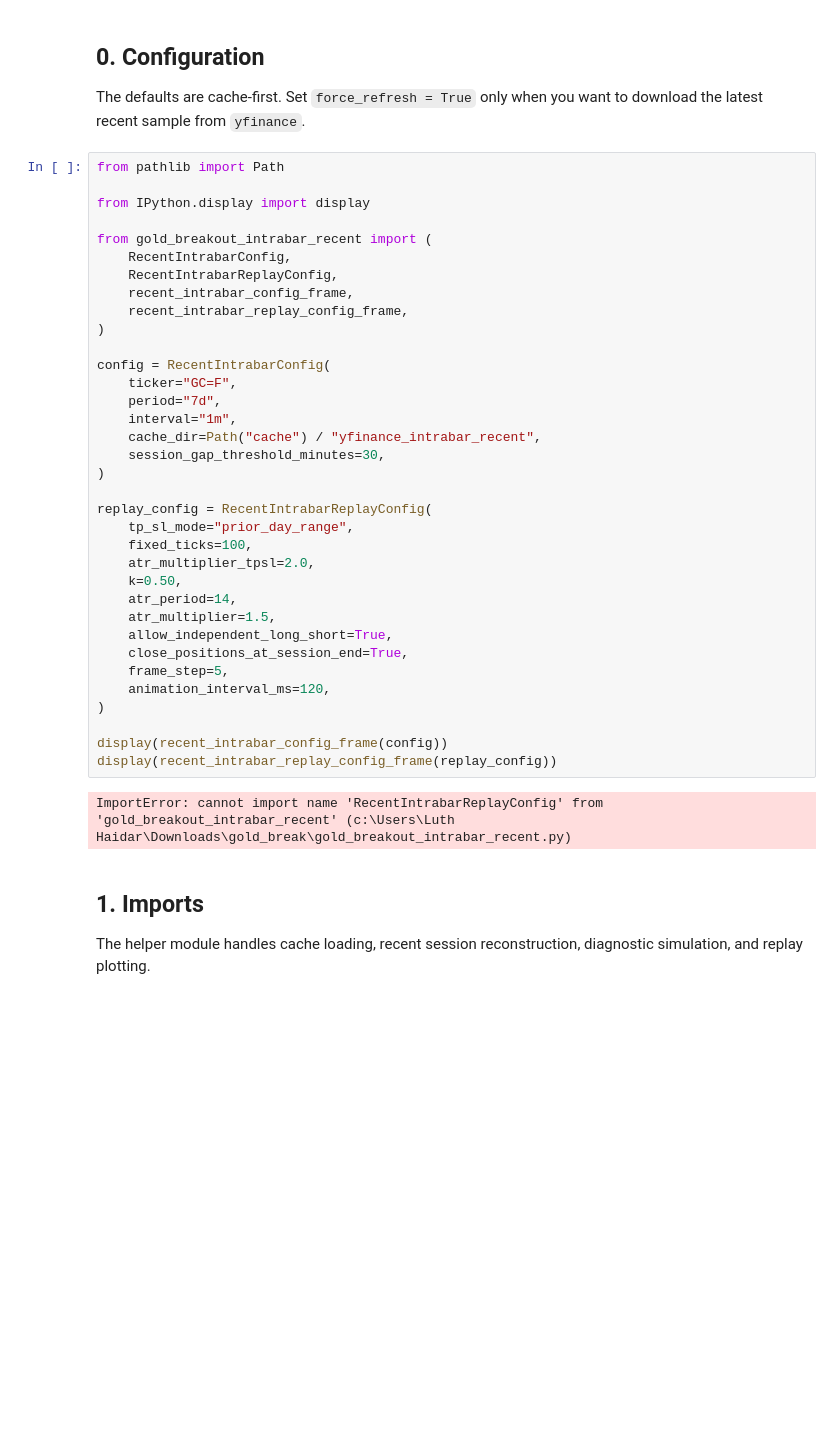
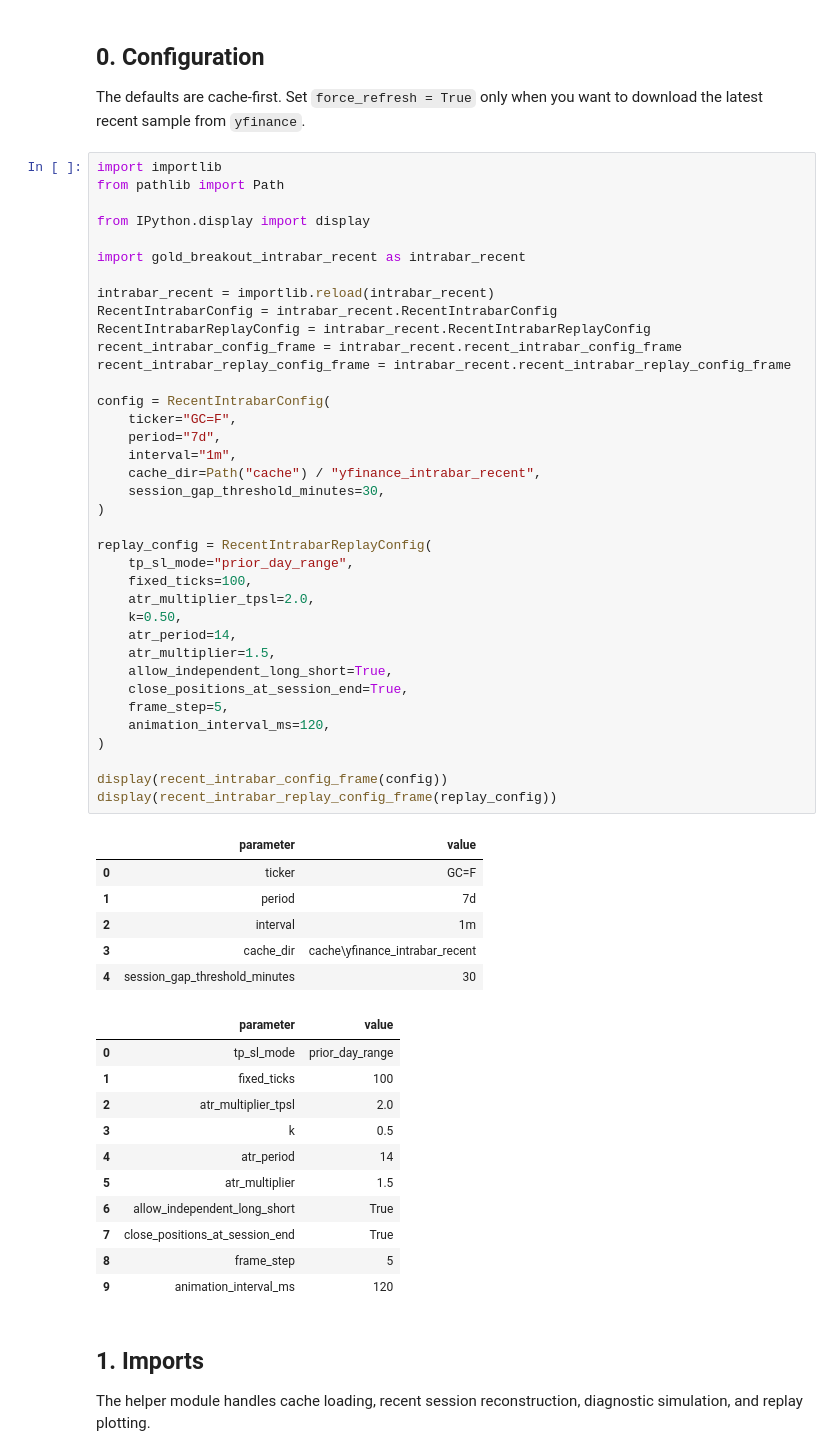
Before and after one commit to LuthHaidar/gold_break, a Jupyter notebook: gold_breakout_intrabar_recent.ipynb, the cells around one changed output. Saved outputs shown, nothing was run; the diff lists cells and outputs as text; blank space fills up the shorter version.

```diff
--- a/gold_breakout_intrabar_recent.ipynb
+++ b/gold_breakout_intrabar_recent.ipynb
@@ -14,42 +14,60 @@ Scope limits:
 
 The defaults are cache-first. Set `force_refresh = True` only when you want to download the latest recent sample from `yfinance`.
 # %%
+import importlib
 from pathlib import Path
 
 from IPython.display import display
 
-from gold_breakout_intrabar_recent import (
-    RecentIntrabarConfig,
-    RecentIntrabarReplayConfig,
-    recent_intrabar_config_frame,
-    recent_intrabar_replay_config_frame,
-)
+import gold_breakout_intrabar_recent as intrabar_recent
+
+intrabar_recent = importlib.reload(intrabar_recent)
+RecentIntrabarConfig = intrabar_recent.RecentIntrabarConfig
+RecentIntrabarReplayConfig = intrabar_recent.RecentIntrabarReplayConfig
+recent_intrabar_config_frame = intrabar_recent.recent_intrabar_config_frame
+recent_intrabar_replay_config_frame = intrabar_recent.recent_intrabar_replay_config_frame
 
 config = RecentIntrabarConfig(
     ticker="GC=F",
     period="7d",
     interval="1m",
     cache_dir=Path("cache") / "yfinance_intrabar_recent",
     session_gap_threshold_minutes=30,
 )
 
 replay_config = RecentIntrabarReplayConfig(
     tp_sl_mode="prior_day_range",
     fixed_ticks=100,
     atr_multiplier_tpsl=2.0,
     k=0.50,
     atr_period=14,
     atr_multiplier=1.5,
     allow_independent_long_short=True,
     close_positions_at_session_end=True,
     frame_step=5,
     animation_interval_ms=120,
 )
 
 display(recent_intrabar_config_frame(config))
 display(recent_intrabar_replay_config_frame(replay_config))
 # %% [output]
-ImportError: cannot import name 'RecentIntrabarReplayConfig' from 'gold_breakout_intrabar_recent' (c:\Users\Luth Haidar\Downloads\gold_break\gold_breakout_intrabar_recent.py)
+|  | parameter | value |
+| 0 | ticker | GC=F |
+| 1 | period | 7d |
+| 2 | interval | 1m |
+| 3 | cache_dir | cache\yfinance_intrabar_recent |
+| 4 | session_gap_threshold_minutes | 30 |
+|  | parameter | value |
+| 0 | tp_sl_mode | prior_day_range |
+| 1 | fixed_ticks | 100 |
+| 2 | atr_multiplier_tpsl | 2.0 |
+| 3 | k | 0.5 |
+| 4 | atr_period | 14 |
+| 5 | atr_multiplier | 1.5 |
+| 6 | allow_independent_long_short | True |
+| 7 | close_positions_at_session_end | True |
+| 8 | frame_step | 5 |
+| 9 | animation_interval_ms | 120 |
 # %% [markdown]
 ## 1. Imports
 
```
Also changed, not shown: parts of 6 cells of this notebook.
